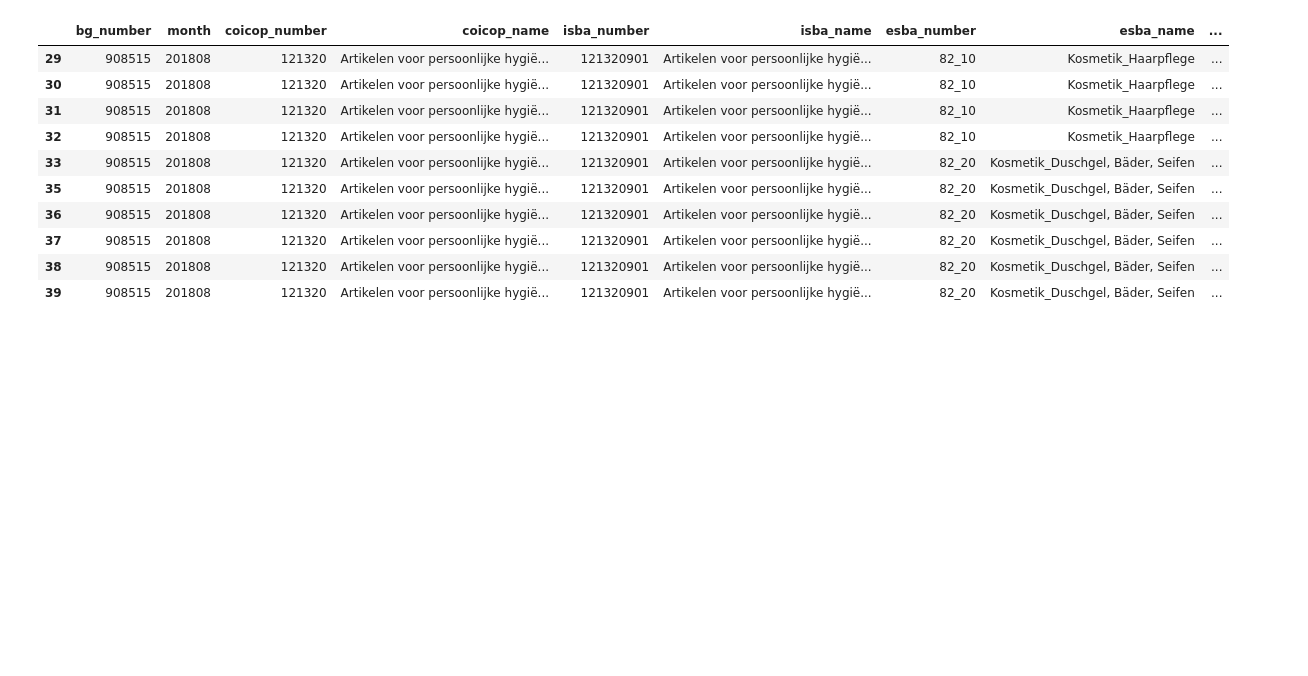
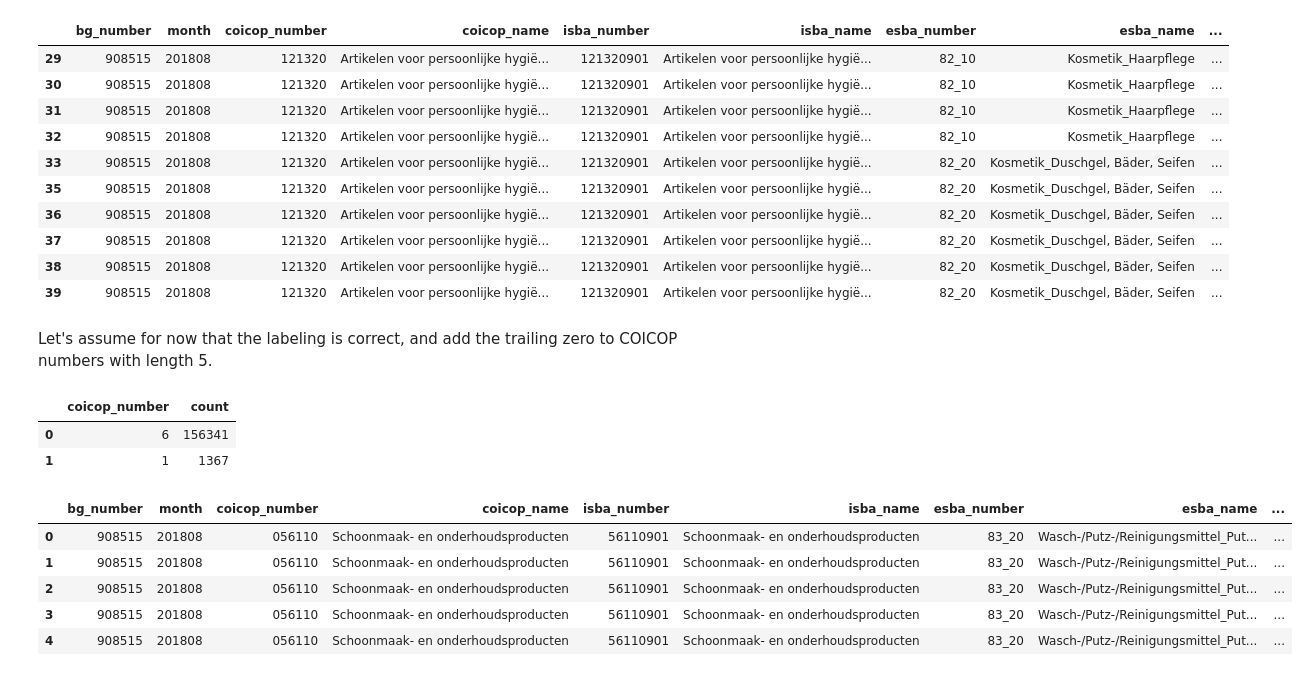
Before and after one commit to ssi-wp3/ssi-wp3, a Jupyter notebook: Notebooks/01-Data-Exploration.ipynb, the cells around one changed output. Cells and saved outputs as stored; diff of their text form; code cells hidden in the pictures; blank space fills up the shorter version.

```diff
--- a/Notebooks/01-Data-Exploration.ipynb
+++ b/Notebooks/01-Data-Exploration.ipynb
@@ -156,3 +156,5 @@ lidl_df[(lidl_df.coicop_number.str.len() == 6) & (lidl_df.coicop_number.str.star
 | 37 | 908515 | 201808 | 121320 | Artikelen voor persoonlijke hygië... | 121320901 | Artikelen voor persoonlijke hygië... | 82_20 | Kosmetik_Duschgel, Bäder, Seifen | ... |
 | 38 | 908515 | 201808 | 121320 | Artikelen voor persoonlijke hygië... | 121320901 | Artikelen voor persoonlijke hygië... | 82_20 | Kosmetik_Duschgel, Bäder, Seifen | ... |
 | 39 | 908515 | 201808 | 121320 | Artikelen voor persoonlijke hygië... | 121320901 | Artikelen voor persoonlijke hygië... | 82_20 | Kosmetik_Duschgel, Bäder, Seifen | ... |
+# %% [markdown]
+Let's assume for now that the labeling is correct, and add the trailing zero to COICOP numbers with length 5.
@@ -158,0 +163,16 @@ lidl_df[(lidl_df.coicop_number.str.len() == 6) & (lidl_df.coicop_number.str.star
+# %%
+lidl_df.coicop_number.str.len().value_counts().reset_index()
+# %% [output]
+|  | coicop_number | count |
+| 0 | 6 | 156341 |
+| 1 | 1 | 1367 |
+# %%
+lidl_df['coicop_division'] = lidl_df[lidl_df.coicop_number.str.len() == 6].coicop_number.str[:2]
+lidl_df.head()
+# %% [output]
+|  | bg_number | month | coicop_number | coicop_name | isba_number | isba_name | esba_number | esba_name | ... |
+| 0 | 908515 | 201808 | 056110 | Schoonmaak- en onderhoudsproducten | 56110901 | Schoonmaak- en onderhoudsproducten | 83_20 | Wasch-/Putz-/Reinigungsmittel_Put... | ... |
+| 1 | 908515 | 201808 | 056110 | Schoonmaak- en onderhoudsproducten | 56110901 | Schoonmaak- en onderhoudsproducten | 83_20 | Wasch-/Putz-/Reinigungsmittel_Put... | ... |
+| 2 | 908515 | 201808 | 056110 | Schoonmaak- en onderhoudsproducten | 56110901 | Schoonmaak- en onderhoudsproducten | 83_20 | Wasch-/Putz-/Reinigungsmittel_Put... | ... |
+| 3 | 908515 | 201808 | 056110 | Schoonmaak- en onderhoudsproducten | 56110901 | Schoonmaak- en onderhoudsproducten | 83_20 | Wasch-/Putz-/Reinigungsmittel_Put... | ... |
+| 4 | 908515 | 201808 | 056110 | Schoonmaak- en onderhoudsproducten | 56110901 | Schoonmaak- en onderhoudsproducten | 83_20 | Wasch-/Putz-/Reinigungsmittel_Put... | ... |
```
Also changed, not shown: parts of 2 cells of this notebook.
